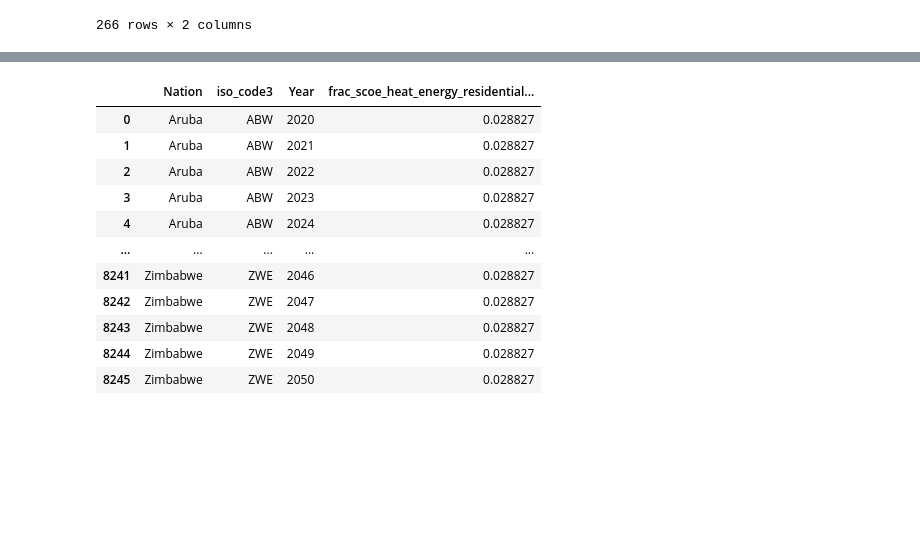
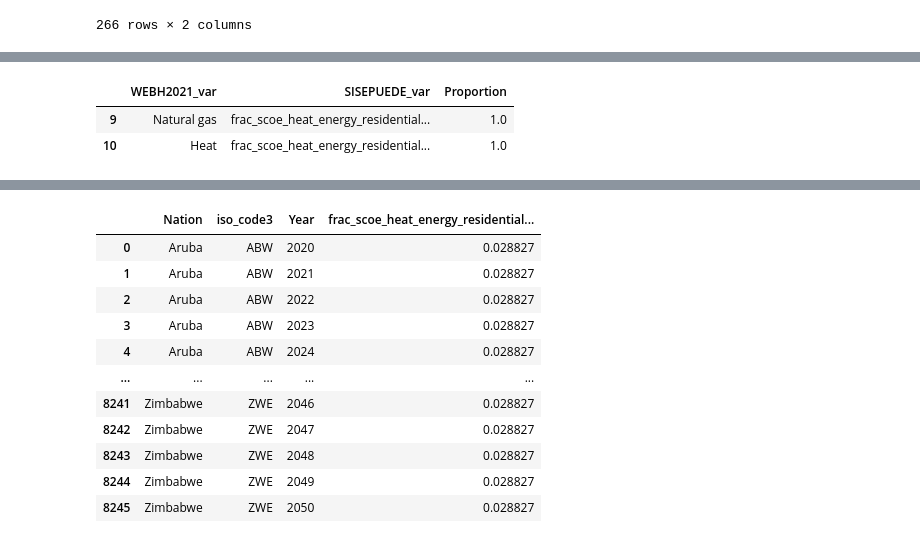
Before and after one commit to milocortes/sisepuede_data, a Jupyter notebook: Energy/frac_scoe_heat_energy_residential_coal/src/Process frac_scoe_heat_energy_residential.ipynb, the cells around one changed output, grey strips where cells are left out. Cells and saved outputs as stored; diff of their text form; code cells hidden in the pictures; blank space fills up the shorter version.

```diff
--- a/Energy/frac_scoe_heat_energy_residential_coal/src/Process frac_scoe_heat_energy_residential.ipynb
+++ b/Energy/frac_scoe_heat_energy_residential_coal/src/Process frac_scoe_heat_energy_residential.ipynb
@@ -143,0 +112,7 @@ See the caveats in the documentation: https://pandas.pydata.org/pandas-docs/stab
+# %%
+df_prop_=df_prop[df_prop['SISEPUEDE_var']=='frac_scoe_heat_energy_residential_natural_gas']
+df_prop_
+# %% [output]
+|  | WEBH2021_var | SISEPUEDE_var | Proportion |
+| 9 | Natural gas | frac_scoe_heat_energy_residential... | 1.0 |
+| 10 | Heat | frac_scoe_heat_energy_residential... | 1.0 |
```
Also changed, not shown: parts of 13 cells of this notebook, 29 other files.
